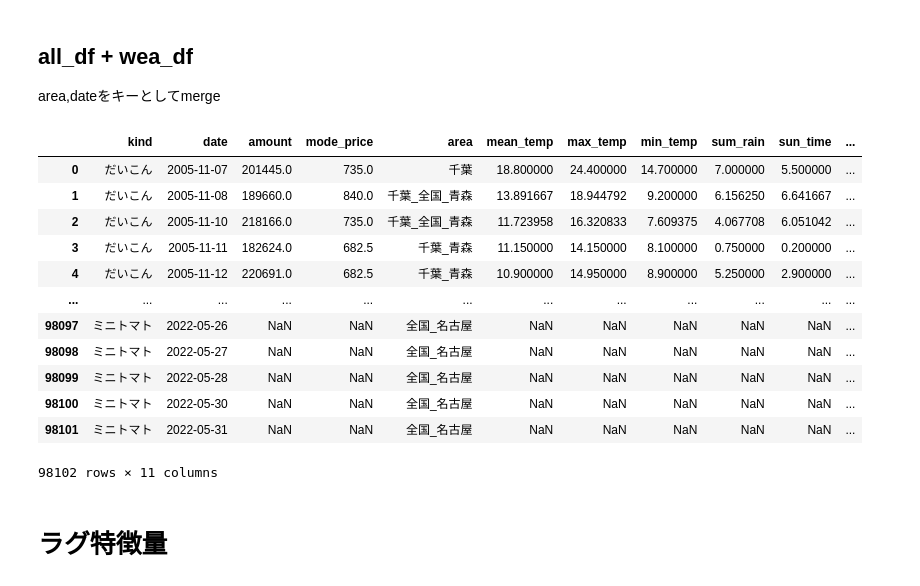
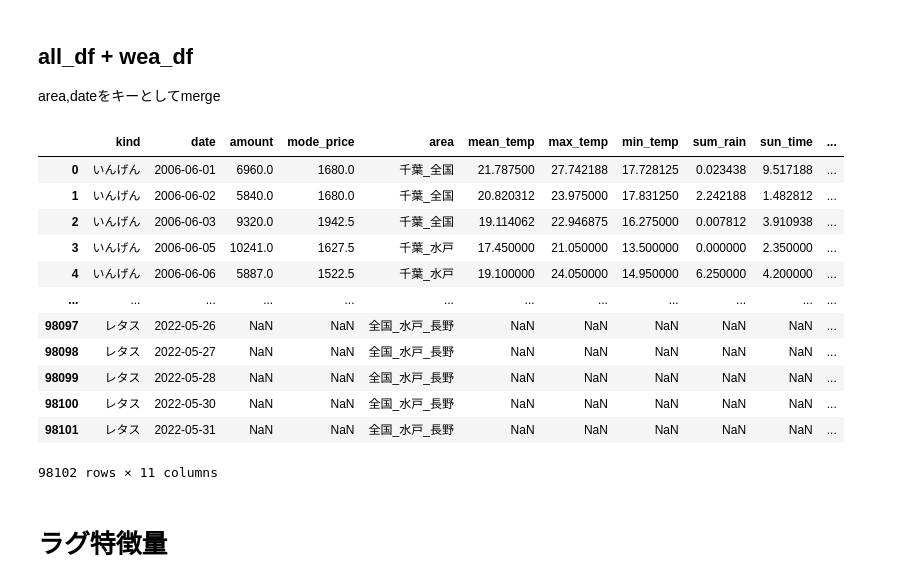
Before and after one commit to snoopy0420/nishika_vegetableprice, a Jupyter notebook: notebooks/FreshVegetable_Preprocess.ipynb, the cells around one changed output. Drawn from its saved outputs; the diff is of its cells as text; code cells hidden in the pictures.

```diff
--- a/notebooks/FreshVegetable_Preprocess.ipynb
+++ b/notebooks/FreshVegetable_Preprocess.ipynb
@@ -64,6 +64,8 @@ for i in ("max_temp_time", "min_temp_time"):
 # concat
 # %%
 all_df = pd.concat([train_df,test_df])
+# sort
+all_df = all_df.sort_values(["kind","date"])
 # %%
 all_df
 # %% [output]
@@ -251,21 +253,21 @@ wea_df = area_pair_df
 ## all_df + wea_df
 area,dateをキーとしてmerge
 # %%
-all_wea_df = pd.merge(all_df, wea_df, on=['date', 'area'], how='left')
-all_wea_df
+all_df = pd.merge(all_df, wea_df, on=['date', 'area'], how='left')
+all_df
 # %% [output]
 |  | kind | date | amount | mode_price | area | mean_temp | max_temp | min_temp | sum_rain | sun_time | ... |
-| 0 | だいこん | 2005-11-07 | 201445.0 | 735.0 | 千葉 | 18.800000 | 24.400000 | 14.700000 | 7.000000 | 5.500000 | ... |
-| 1 | だいこん | 2005-11-08 | 189660.0 | 840.0 | 千葉_全国_青森 | 13.891667 | 18.944792 | 9.200000 | 6.156250 | 6.641667 | ... |
-| 2 | だいこん | 2005-11-10 | 218166.0 | 735.0 | 千葉_全国_青森 | 11.723958 | 16.320833 | 7.609375 | 4.067708 | 6.051042 | ... |
-| 3 | だいこん | 2005-11-11 | 182624.0 | 682.5 | 千葉_青森 | 11.150000 | 14.150000 | 8.100000 | 0.750000 | 0.200000 | ... |
-| 4 | だいこん | 2005-11-12 | 220691.0 | 682.5 | 千葉_青森 | 10.900000 | 14.950000 | 8.900000 | 5.250000 | 2.900000 | ... |
+| 0 | いんげん | 2006-06-01 | 6960.0 | 1680.0 | 千葉_全国 | 21.787500 | 27.742188 | 17.728125 | 0.023438 | 9.517188 | ... |
+| 1 | いんげん | 2006-06-02 | 5840.0 | 1680.0 | 千葉_全国 | 20.820312 | 23.975000 | 17.831250 | 2.242188 | 1.482812 | ... |
+| 2 | いんげん | 2006-06-03 | 9320.0 | 1942.5 | 千葉_全国 | 19.114062 | 22.946875 | 16.275000 | 0.007812 | 3.910938 | ... |
+| 3 | いんげん | 2006-06-05 | 10241.0 | 1627.5 | 千葉_水戸 | 17.450000 | 21.050000 | 13.500000 | 0.000000 | 2.350000 | ... |
+| 4 | いんげん | 2006-06-06 | 5887.0 | 1522.5 | 千葉_水戸 | 19.100000 | 24.050000 | 14.950000 | 6.250000 | 4.200000 | ... |
 | ... | ... | ... | ... | ... | ... | ... | ... | ... | ... | ... | ... |
-| 98097 | ミニトマト | 2022-05-26 | NaN | NaN | 全国_名古屋 | NaN | NaN | NaN | NaN | NaN | ... |
-| 98098 | ミニトマト | 2022-05-27 | NaN | NaN | 全国_名古屋 | NaN | NaN | NaN | NaN | NaN | ... |
-| 98099 | ミニトマト | 2022-05-28 | NaN | NaN | 全国_名古屋 | NaN | NaN | NaN | NaN | NaN | ... |
-| 98100 | ミニトマト | 2022-05-30 | NaN | NaN | 全国_名古屋 | NaN | NaN | NaN | NaN | NaN | ... |
-| 98101 | ミニトマト | 2022-05-31 | NaN | NaN | 全国_名古屋 | NaN | NaN | NaN | NaN | NaN | ... |
+| 98097 | レタス | 2022-05-26 | NaN | NaN | 全国_水戸_長野 | NaN | NaN | NaN | NaN | NaN | ... |
+| 98098 | レタス | 2022-05-27 | NaN | NaN | 全国_水戸_長野 | NaN | NaN | NaN | NaN | NaN | ... |
+| 98099 | レタス | 2022-05-28 | NaN | NaN | 全国_水戸_長野 | NaN | NaN | NaN | NaN | NaN | ... |
+| 98100 | レタス | 2022-05-30 | NaN | NaN | 全国_水戸_長野 | NaN | NaN | NaN | NaN | NaN | ... |
+| 98101 | レタス | 2022-05-31 | NaN | NaN | 全国_水戸_長野 | NaN | NaN | NaN | NaN | NaN | ... |
 98102 rows × 11 columns
 # %% [markdown]
 # ラグ特徴量
```
Also changed, not shown: parts of 20 cells of this notebook, 2 other files.
